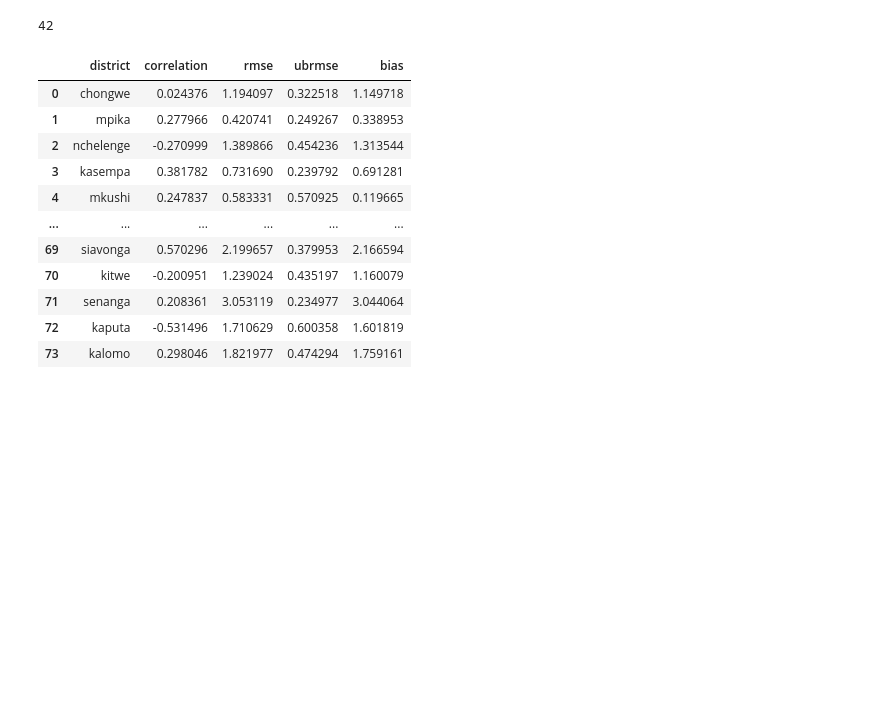
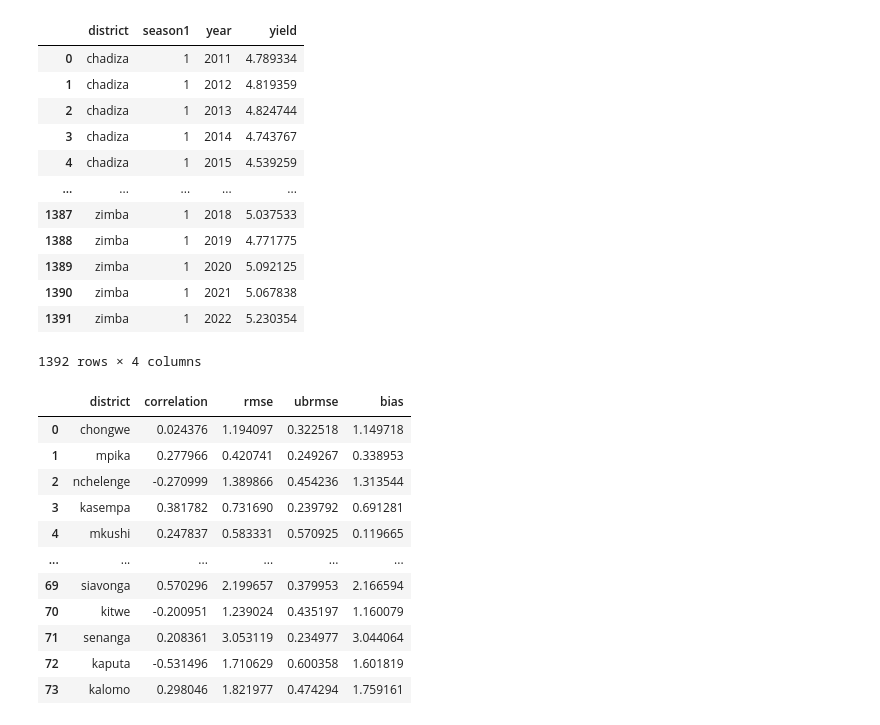
Before and after one commit to franklineronoh/crop-modeling, a Jupyter notebook: zambia/metrics_cultivars.ipynb, the cells around one changed output. Cells and saved outputs as stored; diff of their text form; code cells hidden in the pictures; blank space fills up the shorter version.

```diff
--- a/zambia/metrics_cultivars.ipynb
+++ b/zambia/metrics_cultivars.ipynb
@@ -121,15 +73,30 @@ rheas['yield']=rheas['gwad']/1000
 # %%
-#Derive seasons and add to rheas data
+#Derive seasons and add to cultivars data
 seasons = [1, 1, 1, 1,1, 0, 0, 0, 0, 1, 1, 1]
 month_to_season=dict(zip(range(1,13), seasons))
-rheas['season1']= rheas['planting'].dt.month.map(month_to_season)
+cultivars['season1']= cultivars['planting'].dt.month.map(month_to_season)
 
 # Extract data only for the planting season
-tamsat_season= rheas.loc[rheas['season1']==1]
+cultivars_season= cultivars.loc[cultivars['season1']==1]
 # %%
 # aggregate data
-tamsat_yearly=tamsat_season.groupby(['district', 'season1', 'year'], as_index=False).agg({'yield':'mean'})
+cultivar_yearly=cultivars_season.groupby(['district', 'season1', 'year'], as_index=False).agg({'yield':'mean'})
 preharvest_yearly=preharvest.groupby(['district', 'year'], as_index=False).agg({'yield':'mean'})
+cultivar_yearly
+# %% [output]
+|  | district | season1 | year | yield |
+| 0 | chadiza | 1 | 2011 | 4.789334 |
+| 1 | chadiza | 1 | 2012 | 4.819359 |
+| 2 | chadiza | 1 | 2013 | 4.824744 |
+| 3 | chadiza | 1 | 2014 | 4.743767 |
+| 4 | chadiza | 1 | 2015 | 4.539259 |
+| ... | ... | ... | ... | ... |
+| 1387 | zimba | 1 | 2018 | 5.037533 |
+| 1388 | zimba | 1 | 2019 | 4.771775 |
+| 1389 | zimba | 1 | 2020 | 5.092125 |
+| 1390 | zimba | 1 | 2021 | 5.067838 |
+| 1391 | zimba | 1 | 2022 | 5.230354 |
+1392 rows × 4 columns
 # %%
 #Extracting Districts list
 #first set cname to district
@@ -144,18 +110,0 @@ rheas_districts=list(rheas_tamsat_set_districts)
-# %%
-#Finding common districts in rheas and preharvestharvest rheas
-districts=[]
-for i in preharvest_districts:
-    if i in rheas_districts:
-        districts.append(i)
-    else:
-        pass
-
-missing_districts=[]
-for j in rheas_districts:
-    if j not in  preharvest_districts:
-        missing_districts.append(j)
-    else:
-        pass
-len(missing_districts)
-# %% [output]
-42
```
Also changed, not shown: parts of 19 cells of this notebook, 1 other file.
